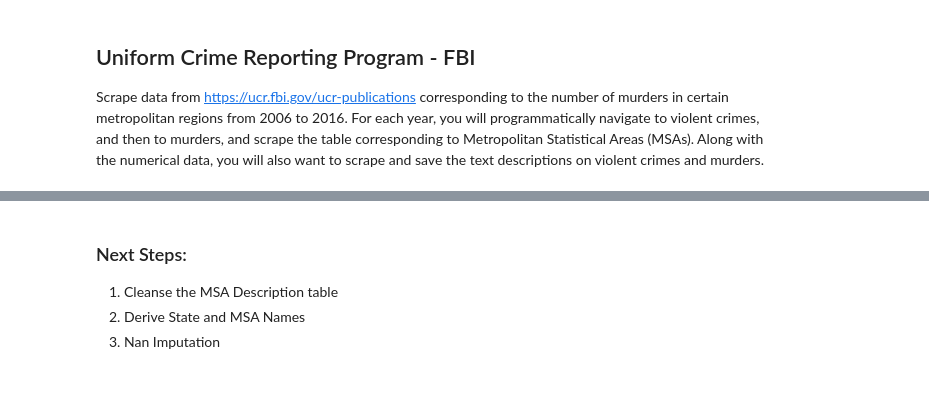
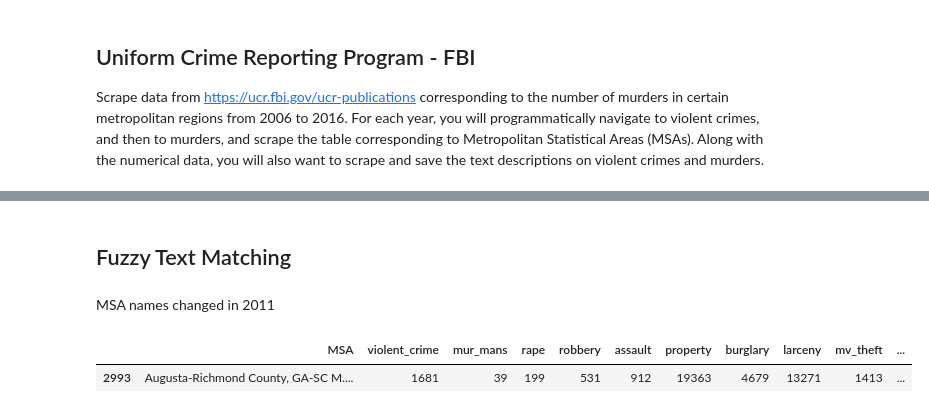
Before and after one commit to cs109grp18/cs109a_final, a Jupyter notebook: Crime - UCR FBI Data Scraping.ipynb, the cells around one changed output, grey strips where cells are left out. Cells and saved outputs as stored; diff of their text form; code cells hidden in the pictures; blank space fills up the shorter version.

```diff
--- a/Crime - UCR FBI Data Scraping.ipynb
+++ b/Crime - UCR FBI Data Scraping.ipynb
@@ -321,6 +222,15 @@ crime_by_city_in_MSA.head(4)
-# %% [markdown]
-### Next Steps:
-
-1. Cleanse the MSA Description table
-2. Derive State and MSA Names
-3. Nan Imputation
+# %% [markdown]
+## Fuzzy Text Matching
+# %% [markdown]
+MSA names changed in 2011
+# %%
+#Perform validations for 2014
+    #Scenario 1 - Estimates vs Totals
+    #Scenario 2 - Largest City Identification
+    #Scenario 3 - Rate Validations
+pd.set_option("display.max_columns",41)
+year_filter=(df_allyears['MSA'].str.contains('Augusta-Richmond County'))&(df_allyears['year']==2014)
+df_allyears[year_filter]
+# %% [output]
+|  | MSA | violent_crime | mur_mans | rape | robbery | assault | property | burglary | larceny | mv_theft | ... |
+| 2993 | Augusta-Richmond County, GA-SC M.... | 1681 | 39 | 199 | 531 | 912 | 19363 | 4679 | 13271 | 1413 | ... |
```
Also changed, not shown: parts of 26 cells of this notebook.
